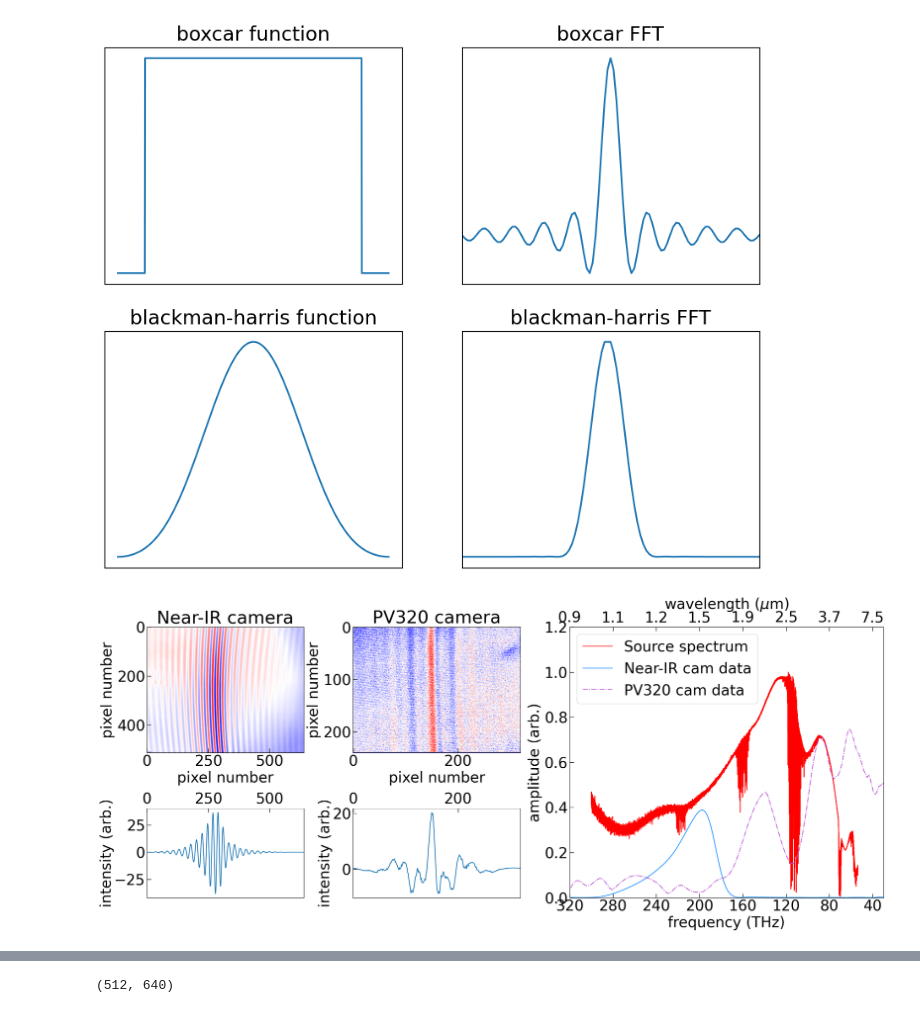
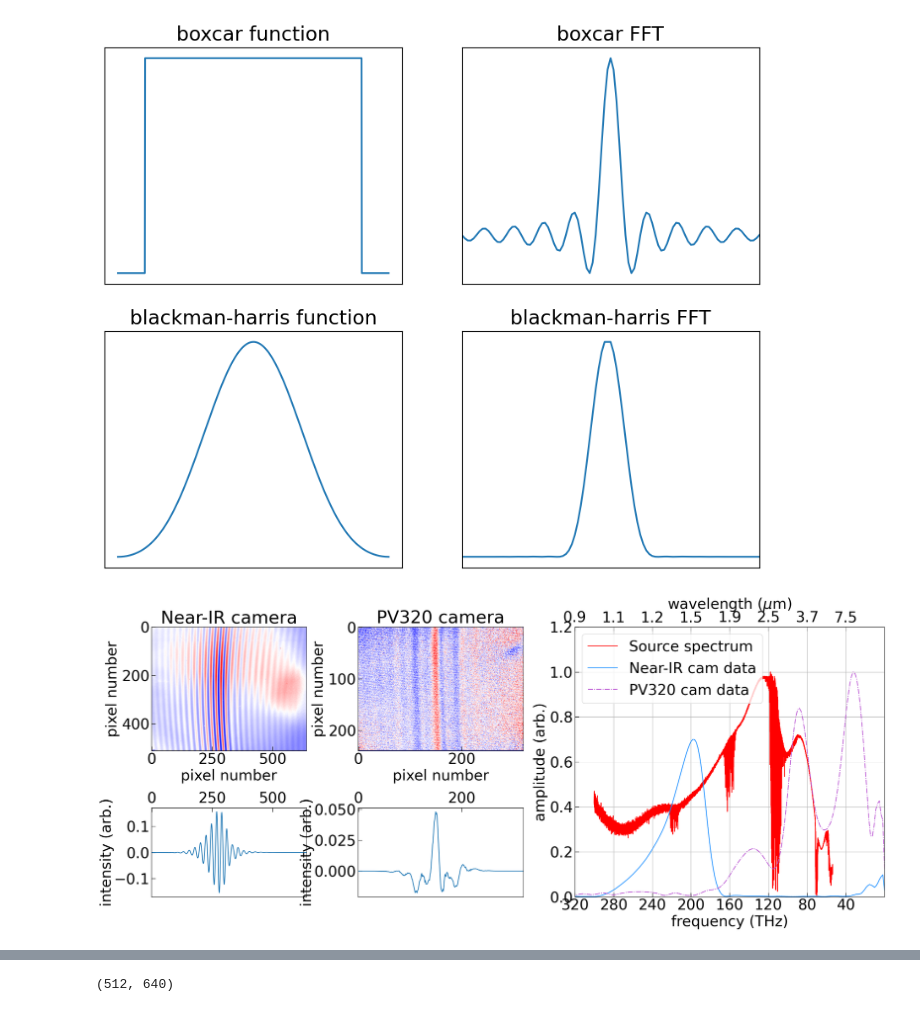
Before and after one commit to Jammi-Dodgers/THz-interferometry, a Jupyter notebook: interferogram_anaylsis_jamie_43_OLD.ipynb, the cells around one changed output, grey strips where cells are left out. Saved outputs shown, nothing was run; the diff lists cells and outputs as text; code cells hidden in the pictures.

```diff
--- a/interferogram_anaylsis_jamie_43_OLD.ipynb
+++ b/interferogram_anaylsis_jamie_43_OLD.ipynb
@@ -171,7 +171,7 @@ def dead_pixel_filter(interferogram):
 
     return interferogram
 
-def bg_subtract(fringes, beamA, beamB, background):
+#def bg_subtract(fringes, beamA, beamB, background):
     if fringes.ndim == 3:
         nofringes = np.dstack([beamA +beamB -background] *fringes.shape[2]) #This will throw an error if fringes is 2d
         beamPost = fringes - nofringes #take away background.
@@ -190,6 +190,34 @@ def bg_subtract(fringes, beamA, beamB, background):
 
     return beamPost, nofringes
 
+def bg_subtract(fringes, beamA, beamB, background):
+    fringes = np.array(fringes, dtype= np.float64); beamA = np.array(beamA, dtype= np.float64); beamB = np.array(beamB, dtype= np.float64); background = np.array(background, dtype= np.float64)
+
+    if fringes.ndim == 3:
+        beamA = np.dstack([beamA] *fringes.shape[2]) #This will throw an error if fringes is 2d
+        beamB = np.dstack([beamB] *fringes.shape[2])
+        background = np.dstack([background] *fringes.shape[2])
+        fringes -= background; beamA -= background; beamB -= background
+        softening = 0.1 -np.nanmin([fringes, beamA, beamB]) # avoid sqrt negative numbers
+        background_subtracted = fringes -beamA -beamB # simple background subtract
+        background_divided = background_subtracted / (2* np.sqrt((beamA+softening)*(beamB+softening))) # normalise for beam profile
+        if bool(dead_pixels):
+            for n in np.arange(0,background_divided.shape[2]):
+                background_divided[:,:,n] = dead_pixel_filter(background_divided[:,:,n]) #I can't figure out how to vectorise this bit :/
+
+        background_divided = np.subtract(background_divided, np.mean(background_divided, axis= (0,1)), casting= "safe")
+
+    elif fringes.ndim == 2:
+        fringes -= background; beamA -= background; beamB -= background
+        softening = 0.1 -np.nanmin([fringes, beamA, beamB]) # avoid sqrt negative numbers
+        background_subtracted = fringes -beamA -beamB # simple background subtract
+        background_divided = background_subtracted / (2* np.sqrt((beamA+softening)*(beamB+softening))) # normalise for beam profile
+        if bool(dead_pixels):
+            background_divided = dead_pixel_filter(background_divided)
+        background_divided = np.subtract(background_divided, np.mean(background_divided), casting= "safe") # take away mean
+
+    return background_divided, beamA +beamB +background
+
 def average_interferogram(interferogram_2D):
     interferogram_1D = np.mean(interferogram_2D, axis = 0)
     maximum,_ = find_best_peak(interferogram_1D) #find the center of the fringes
@@ -301,10 +329,10 @@ def apodization(interferogram = None, max_index = None, function = None, L = Non
 def estimate_best_S2N(interferogram_averaged, fringe_width_estimate = 50):
     df = pd.DataFrame(interferogram_averaged, columns= ["interferogram"])
 
-    peak_index, peak_properties = scisig.find_peaks(df["interferogram"], height= -np.Infinity, distance= fringe_width_estimate)
+    peak_index, peak_properties = scisig.find_peaks(df["interferogram"], height= -np.inf, distance= fringe_width_estimate)
     df.loc[peak_index, "max"] = peak_properties["peak_heights"]
     df["max"].interpolate(inplace=True)
-    peak_index, peak_properties = scisig.find_peaks(-df["interferogram"], height= -np.Infinity, distance= fringe_width_estimate)
+    peak_index, peak_properties = scisig.find_peaks(-df["interferogram"], height= -np.inf, distance= fringe_width_estimate)
     df.loc[peak_index, "min"] = -peak_properties["peak_heights"]
     df["min"].interpolate(inplace=True)
 
@@ -464,7 +492,8 @@ def process_data(source, run, camera, file_type, delay_line_delta= 2, zero_paddi
     theta = delay_line_angle(fringes_averaged, maximums, delay_line_delta, pixel_pitch, delay_line_bounds= [2,-1])
     print(np.rad2deg(theta)*60)
     amplitude, corrected_wavelengths, corrected_frequencys = spectralFFT(reference_apodized, theta, pixel_pitch)
-    normalised_amplitude = spectral_responce_normalisation(amplitude, corrected_frequencys, source, camera)
+    #normalised_amplitude = spectral_responce_normalisation(amplitude, corrected_frequencys, source, camera)
+    normalised_amplitude = amplitude
 
     return reference_processed, corrected_frequencys, normalised_amplitude, reference_sliced, reference_maximum
 
@@ -540,10 +569,10 @@ plt.show()
 # %%
 ################BIG GRAPH##################
 
-to_plot_purple_1d = apodization(to_plot_purple_1d, purple_maximum, function= ["high_pass", "backward_ramp", "forward_ramp"])
-to_plot_xeva_1d = apodization(to_plot_xeva_1d, xeva_maximum, function= ["high_pass", "backward_ramp", "forward_ramp"])
+to_plot_purple_1d = apodization(to_plot_purple_1d, purple_maximum, function= apodization_function) #["high_pass", "backward_ramp", "forward_ramp"])
+to_plot_xeva_1d = apodization(to_plot_xeva_1d, xeva_maximum, function= apodization_function) #["high_pass", "backward_ramp", "forward_ramp"])
 
-frequency_limits = [30,320] #THz
+frequency_limits = [0.1,320] #THz
 
 axs_mosaic = [["a)", "b)","e)"],
               ["c)", "d)","e)"]]
@@ -581,31 +610,32 @@ axs["e)"].plot(big_data[:,0],
                 color = "red")
 axs["e)"].plot(to_plot_xeva_freqs,
                 to_plot_xeva_amps *0.7,
                 label = "Near-IR cam data",
                 color = "dodgerblue",
                 linestyle = "-",
                 marker= ",")
 axs["e)"].plot(to_plot_purple_freqs,
                 to_plot_purple_amps,
                 label = "PV320 cam data",
                 color = "mediumorchid",
                 linestyle = "-.",
                 marker= ",")
+axs["e)"].grid()
 
 ###customise axis
 secax = axs["e)"].secondary_xaxis('top', functions=(recip, recip))
 
 axs["e)"].set_xlabel('frequency (THz)')
 axs["e)"].set_xticks([40,80,120,160,200,240,280,320])
 secax.set_xlabel('wavelength ($\mu$m)')
 secax.set_xticks(recip(np.array([40,80,120,160,200,240,280,320])))
 secax.xaxis.set_major_formatter(FuncFormatter(format_ticks))
 secax.tick_params(direction= "in", length= 8, width= 1) #secax in not a part of the axs dictionary so it didn't get the memo.
 
 axs["e)"].set(ylabel= 'amplitude (arb.)', ylim= (0,1.2), xlim= frequency_limits[::-1])
 axs["e)"].legend(loc= "upper left")
 
 plt.tight_layout(pad= 0.2)
 plt.show()
 # %% [output]
-[figure, old version]
+[figure, new version]
```
Also changed, not shown: parts of 3 cells of this notebook, 1 other file.
